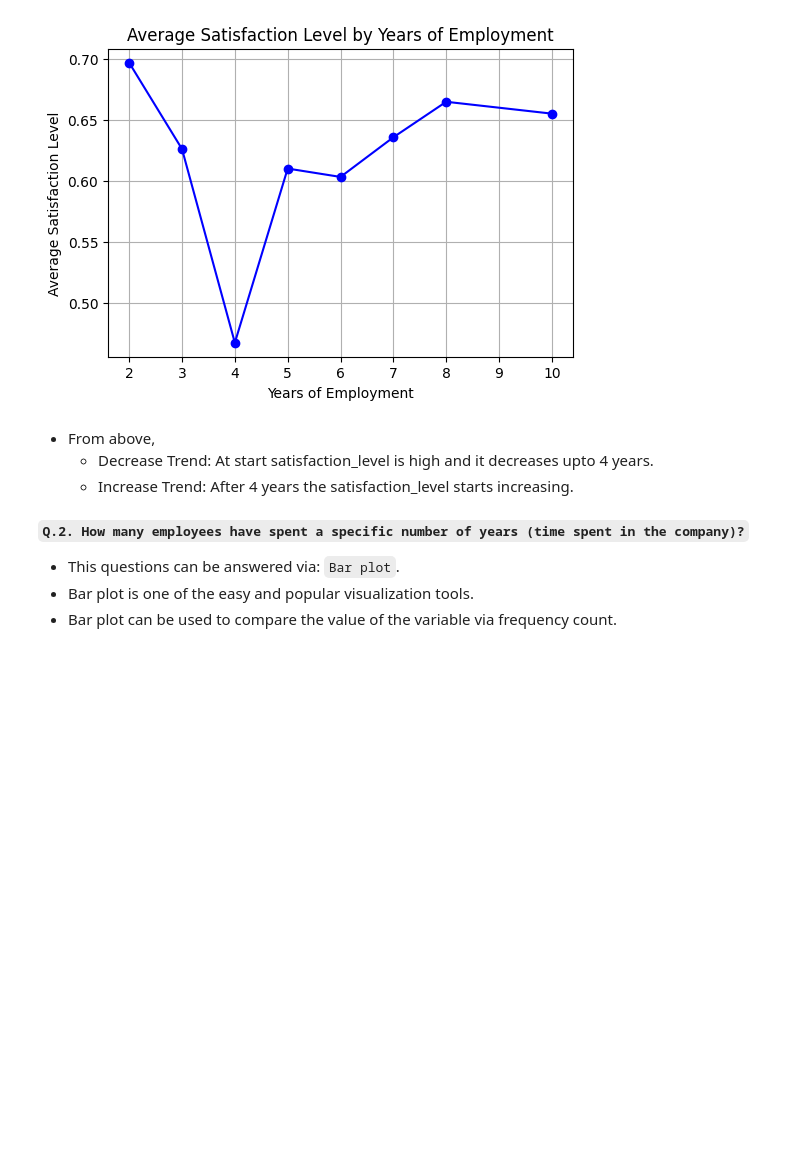
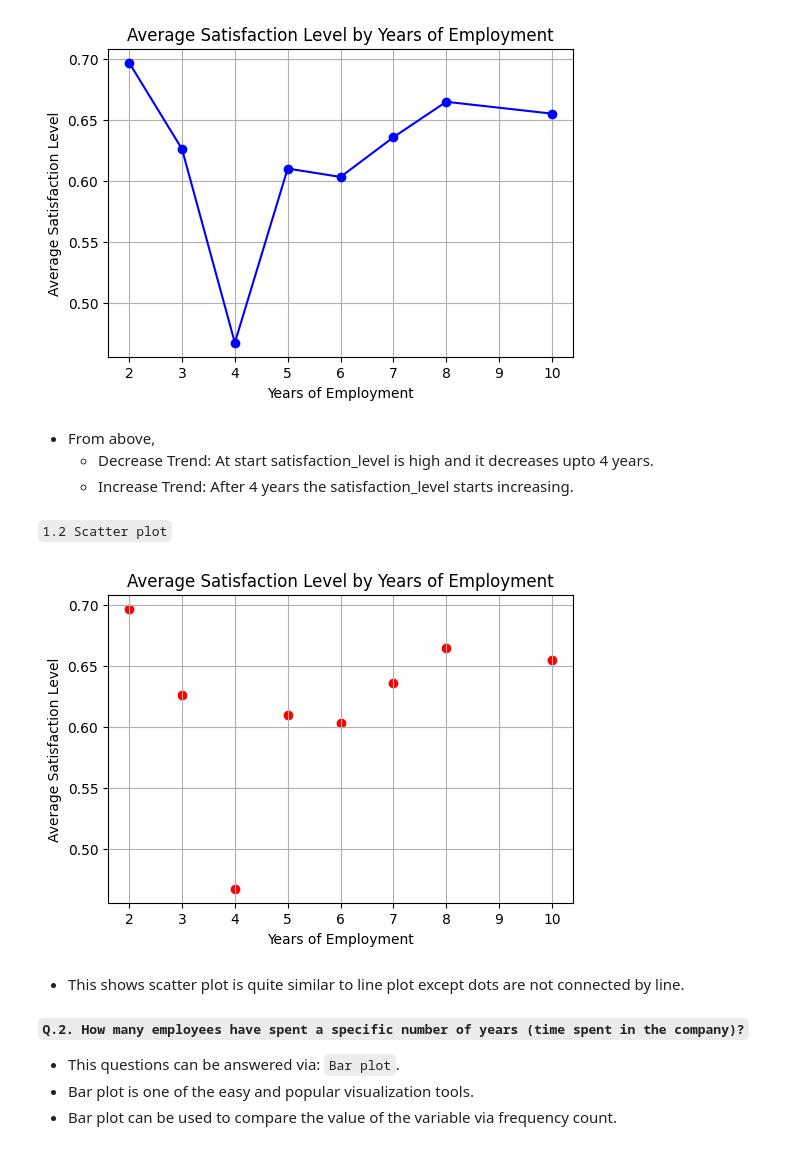
Before and after one commit to thapaliya123/Data-Science-Journey, a Jupyter notebook: DS/05-Matplotlib/visualization.ipynb, the cells around one changed output. Cells and saved outputs as stored; diff of their text form; code cells hidden in the pictures; blank space fills up the shorter version.

Commit message:
add: scatter plus box plot

```diff
--- a/DS/05-Matplotlib/visualization.ipynb
+++ b/DS/05-Matplotlib/visualization.ipynb
@@ -145,6 +153,26 @@ plt.show()
 - From above,
     - Decrease Trend: At start satisfaction_level is high and it decreases upto 4 years.
     - Increase Trend: After 4 years the satisfaction_level starts increasing.
+# %% [markdown]
+`1.2 Scatter plot`
+# %%
+# create a scatter plot of average satisfaction level by years of employment
+
+# define figure size of (10, 6)
+plt.figure(figsize=(6, 4))
+
+plt.scatter(x_data, y_data, marker='o', color='red')
+
+# define x_label, y_label, title
+plt.xlabel('Years of Employment')
+plt.ylabel('Average Satisfaction Level')
+plt.title('Average Satisfaction Level by Years of Employment')
+plt.grid(True) # for grid to be displayed
+plt.show()
+# %% [output]
+[figure, added]
+# %% [markdown]
+- This shows scatter plot is quite similar to line plot except dots are not connected by line.
 # %% [markdown]
 **`Q.2. How many employees have spent a specific number of years (time spent in the company)?`**
 - This questions can be answered via: `Bar plot`.
```
Also changed, not shown: parts of 11 cells of this notebook.
